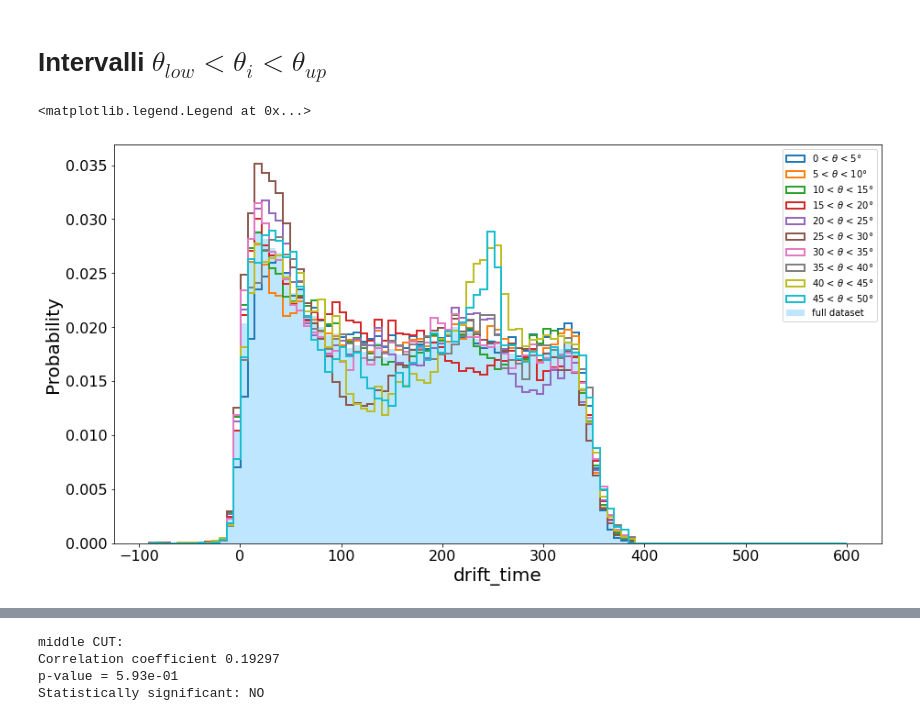
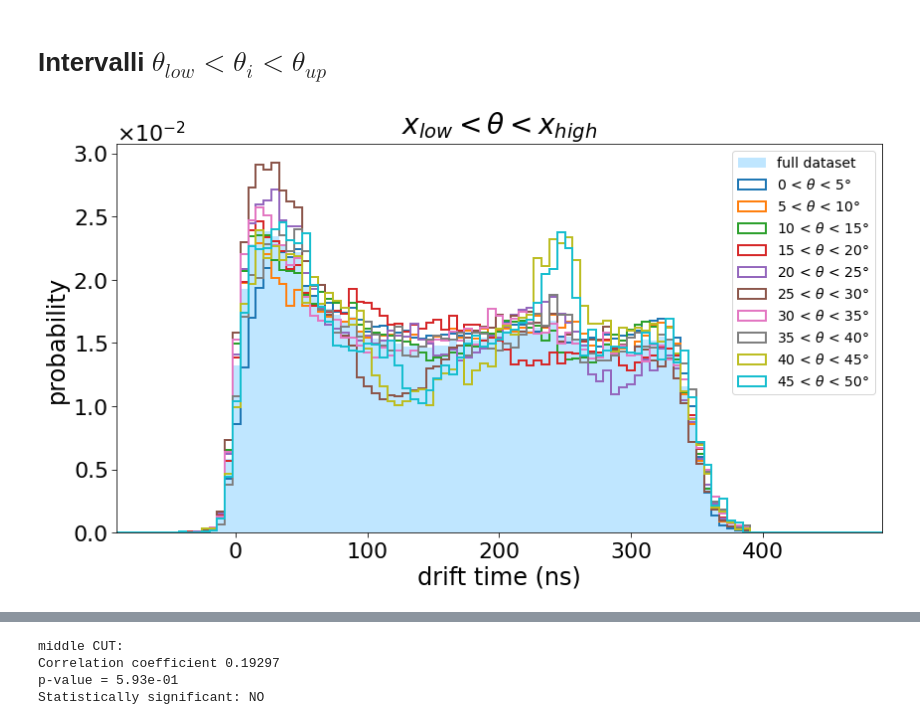
Before and after one commit to GiacomoFrn/Advanced-DQM-for-DT-detector, a Jupyter notebook: correlations/correlations_eda_54.ipynb, the cells around one changed output, grey strips where cells are left out. Cells and saved outputs as stored; diff of their text form; code cells hidden in the pictures.

Commit message:
correlation plots

```diff
--- a/correlations/correlations_eda_54.ipynb
+++ b/correlations/correlations_eda_54.ipynb
@@ -18,7 +22,7 @@ from matplotlib.ticker import ScalarFormatter
 ## Brief data inspection
 # %%
 # path to data file
-FILE_NAME = "../data/RUN000054_1_channels.h5"
+FILE_NAME = "../data/RUN0000541_channels.h5"
 
 # get keys
 f = h5py.File(FILE_NAME, "r")
@@ -33,7 +37,7 @@ df = pd.concat(
 )
 
 # rename columns
-df = df.rename(columns={"CH":"ch", "HIT_DRIFT_TIME":"drift_time", "THETA":"theta"})
+df = df.rename(columns={"CH":"ch", "HIT_DRIFT_TIME":"drift_time", "THETA":"theta", "D_WIRE_HIT":"d_wire"})
 
 print(f"Shape: {df.shape}")
 print(f'Features: {list(df.columns)}')
@@ -281,15 +374,19 @@ high_peaks_err = [e.max() for e in high_err]    # HORRIBLE WAY TO SELECT THE COR
 # %%
 fig, ax = plt.subplots(ncols=2, sharex=True, sharey=True, figsize=(18,8))
 
-ax[0].set_title("low cut")
+
+ax[0].set_title(r"$\theta < x$")
 ax[0].set_xlabel("drift time (ns)")
 ax[0].set_ylabel("probability")
-ax[1].set_title("high cut")
+ax[1].set_title(r"$\theta > x$")
 ax[1].set_xlabel("drift time (ns)")
 
 # exponential y ticks
 ax[0].yaxis.set_major_formatter(ScalarFormatter(useMathText=True))
 ax[0].ticklabel_format(axis = 'y', style = 'sci', scilimits = (0,0))
+ax[0].yaxis.get_offset_text().set_fontsize(22)
+ax[0].tick_params(axis="both", which="major", labelsize=22, length=5)
+
 
 # x range
 ax[0].set_xlim(bins[0], bins[-1])
@@ -327,6 +424,7 @@ for h, theta in zip(low_hists, thetas):
         bins=bins,
         weights=h,
         histtype="step",
+        linewidth = 2,
         label=r"$\theta$ < "+str(theta)+"°"
     )
 
@@ -337,6 +435,7 @@ for h, theta in zip(high_hists, thetas):
         bins=bins,
         weights=h,
         histtype="step",
+        linewidth = 2,
         label=r"$\theta$ > "+str(theta)+"°"
     )
 
@@ -345,5 +444,9 @@ ax[0].legend(fontsize=14)
 ax[1].legend(fontsize=14)
 
 fig.tight_layout()
+
+PLOT_NAME = "timebox_shape"
+fig.savefig(PLOT_PATH+PLOT_PREFIX+PLOT_NAME+PLOT_EXT, dpi=300)
+
 plt.show()
 # %% [output]
@@ -467,44 +634,64 @@ Statistically significant: NO
 # %%
 thetas_low = np.arange(0,50,5)
 thetas_up = np.arange(5,55,5)
-bins = np.linspace(-90,600,100)
+bins = np.linspace(-90,490,100)
 
-middle_cut = [ ( (np.abs(df["theta"]) > low ) & (np.abs(df["theta"]) < up ) ) for low,up in zip(thetas_low,thetas_up) ]
+middle_cut = [ ( (np.abs(df["theta"]) > low ) & (np.abs(df["theta"]) < up ) ) for low, up in zip(thetas_low,thetas_up) ]
 
-middle_hist = [np.histogram( df[cut].drift_time, bins=bins )[0] for cut in middle_cut ]
+middle_hist      = [np.histogram( df[cut].drift_time, bins=bins )[0] for cut in middle_cut ]
 middle_hist_bins = [np.histogram( df[cut].drift_time, bins=bins )[1] for cut in middle_cut ]
 
 middle_norm_hist = [normalize(h) for h in middle_hist]
-middle_norm = [np.sum(h) for h in middle_hist]
-middle_err = [np.sqrt(h/ n) for h,n in zip(middle_norm_hist, middle_norm)]
+middle_norm      = [np.sum(h) for h in middle_hist]
+middle_err       = [np.sqrt(h/ n) for h,n in zip(middle_norm_hist, middle_norm)]
 middle_peaks     = [h.max() for h in middle_norm_hist]
 middle_peaks_err = [e.max() for e in middle_err]
 
-fig, ax = plt.subplots(figsize=(15,8))
+fig, ax = plt.subplots(figsize=(12,7))
+
+# x range
+ax.set_xlim(bins[0], bins[-1])
+
+ax.set_title(r"$x_{low} < \theta < x_{high}$", fontsize=28)
+ax.set_xlabel("drift time (ns)", fontsize=24)
+ax.set_ylabel("probability", fontsize=24)
+
+
+# exponential y ticks
+ax.yaxis.set_major_formatter(ScalarFormatter(useMathText=True))
+ax.ticklabel_format(axis = 'y', style = 'sci', scilimits = (0,0))
+ax.yaxis.get_offset_text().set_fontsize(22)
+ax.tick_params(axis="both", which="major", labelsize=22, length=5)
+
 sns.histplot(
     x         = df.drift_time,
     bins      = bins,
     stat      = "probability",
     element   = "step",
     fill      = True,
     color     = "#aadeff",
     edgecolor = "none",
     label     = "full dataset",
     linewidth = 3,
     ax        = ax
 )
 
 # middle-cut time boxes
 for h, theta_low, theta_up in zip(middle_norm_hist, thetas_low,thetas_up,):
     ax.hist(
         bins[:-1],
         bins=bins,
         weights=h,
         histtype="step",
         linewidth = 2,
         label=str(theta_low)+" "+ r"< $\theta$ < "+str(theta_up)+"°"
     )
-ax.legend()
+
+ax.legend(fontsize = 14)
+
+fig.tight_layout()
+PLOT_NAME = "cut_intervals"
+fig.savefig(PLOT_PATH+PLOT_PREFIX+PLOT_NAME+PLOT_EXT, dpi=300)
+plt.show()
 # %% [output]
-<matplotlib.legend.Legend at 0x...>
-[figure, old version]
+[figure, new version]
```
Also changed, not shown: parts of 13 cells of this notebook, 7 other files.
